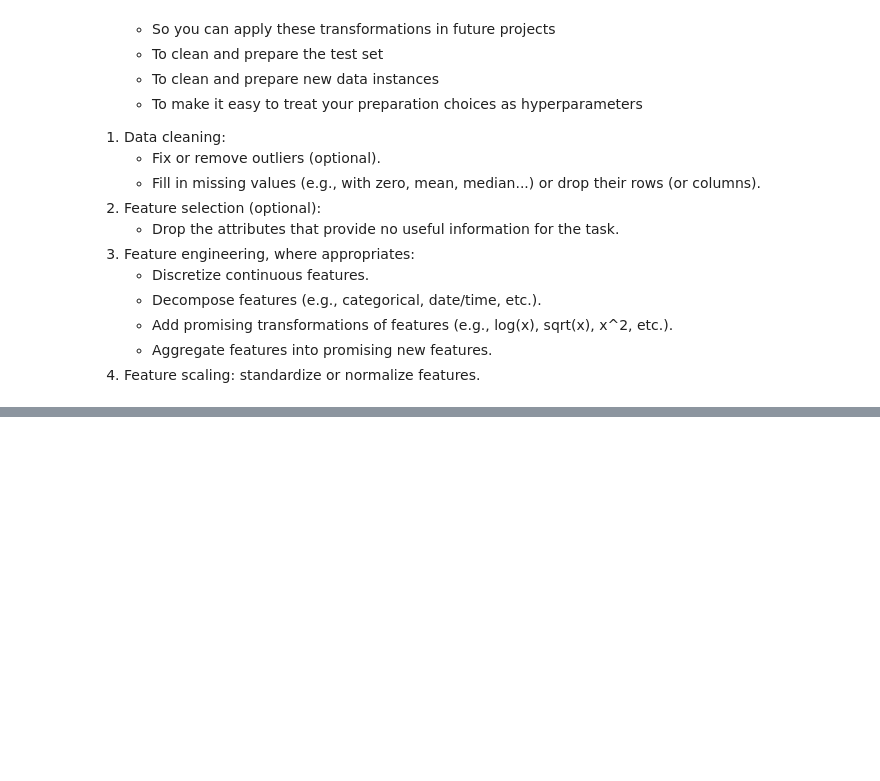
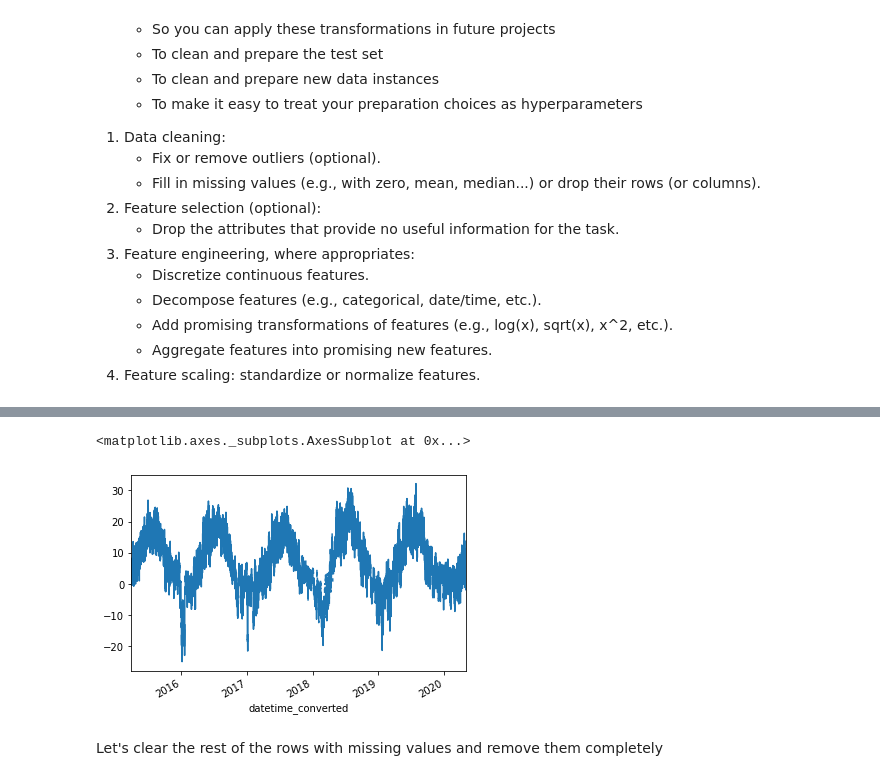
Before and after one commit to screwdriver66/solar_prod_suvilahti, a Jupyter notebook: feature_engineering.ipynb, the cells around one changed output, grey strips where cells are left out. Drawn from its saved outputs; the diff is of its cells as text; code cells hidden in the pictures; blank space fills up the shorter version.

```diff
--- a/feature_engineering.ipynb
+++ b/feature_engineering.ipynb
@@ -42,0 +132,12 @@ Notes:
+# %%
+#let's upload kaisaniemi data
+df_kaisaniemi1 = pd.read_csv('../datasets/kaisaniemi_17_18.csv')
+df_kaisaniemi2 = pd.read_csv('../datasets/kaisaniemi_18_19.csv')
+df_kaisaniemi = pd.concat([df_kaisaniemi1,df_kaisaniemi2],axis=0)
+# %%
+df_kaisaniemi['datetime'] = df_kaisaniemi['Year'].astype(str)+'-'+df_kaisaniemi['m'].astype(str)+'-'+df_kaisaniemi['d'].astype(str)+' '+ df_kaisaniemi['Time'].astype(str)
+df_kaisaniemi['datetime_converted'] = pd.to_datetime(df_kaisaniemi['datetime'], utc=True)
+df_kaisaniemi = df_kaisaniemi.set_index(pd.DatetimeIndex(df_kaisaniemi['datetime_converted'],dayfirst=True))
+df_kaisaniemi = df_kaisaniemi.drop(columns=['Year','m','d','Time','Time zone','datetime','datetime_converted'])
+df_kaisaniemi.columns = ['Air temperature (degC)','Dew-point temperature (degC)']
+df_kaisaniemi = df_kaisaniemi.drop_duplicates()
@@ -42,0 +161,7 @@ Notes:
+# %%
+X_train['Air temperature (degC)'].plot()
+# %% [output]
+<matplotlib.axes._subplots.AxesSubplot at 0x...>
+[figure, added]
+# %% [markdown]
+Let's clear the rest of the rows with missing values and remove them completely
```
Also changed, not shown: parts of 92 cells of this notebook, 6 other files.
